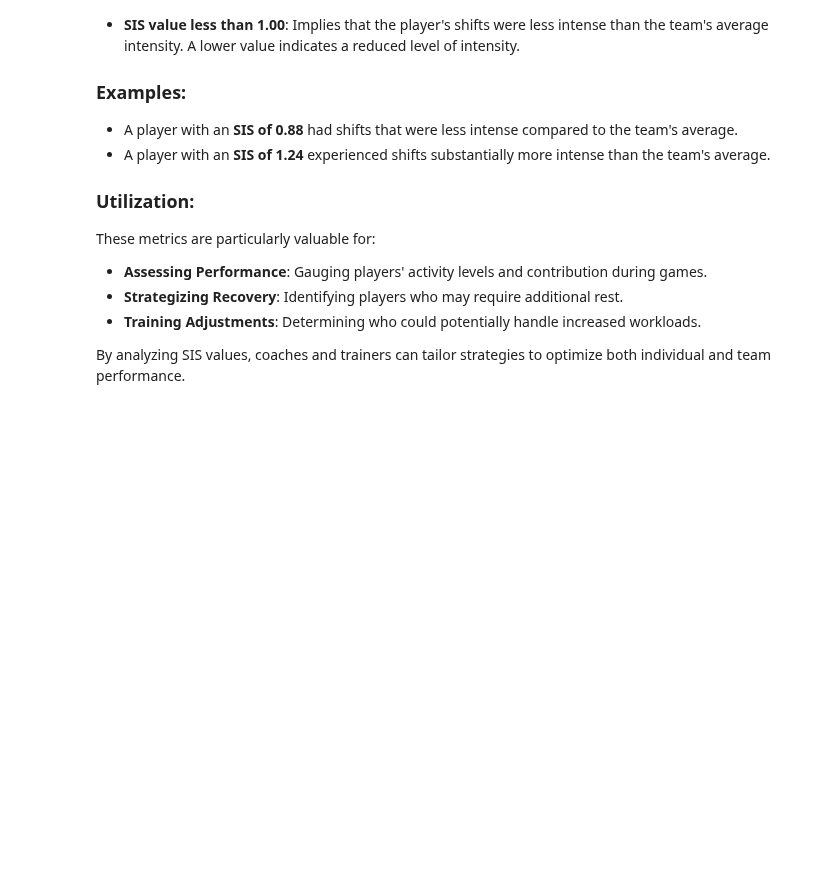
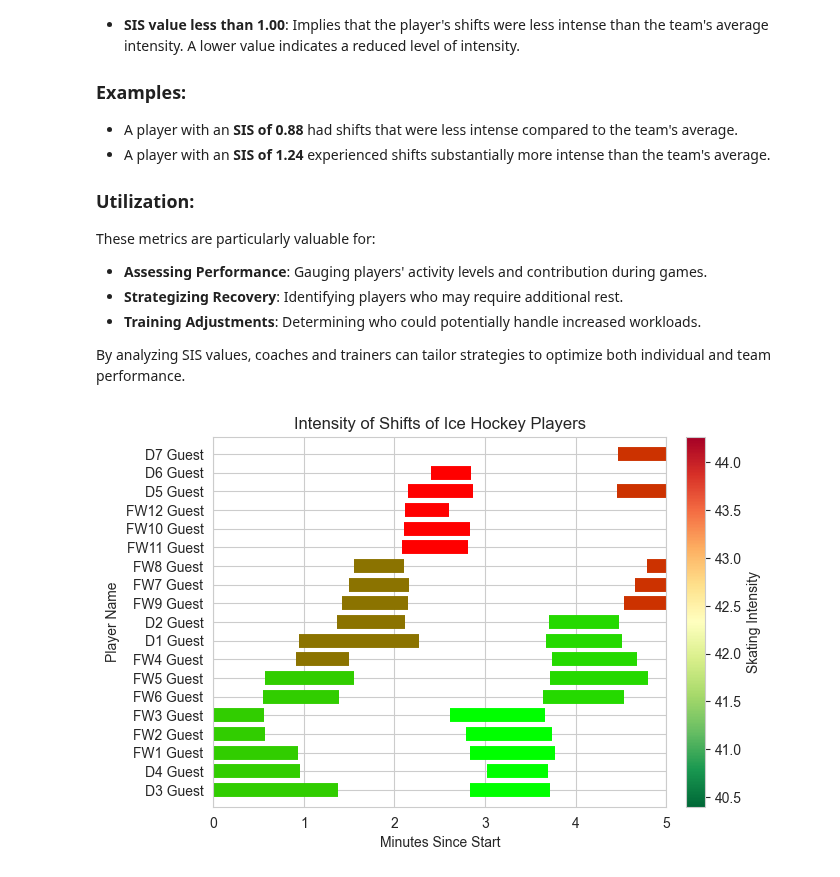
Before and after one commit to arnoldram/dataunionsihf, a Jupyter notebook: merge_v1.ipynb, the cells around one changed output. Drawn from its saved outputs; the diff is of its cells as text; code cells hidden in the pictures; blank space fills up the shorter version.

Commit message:
testing skallierbarer plot_shifts_with_intensity(df_filtered, df_avg_intensities, 5) funktioniert nicht und Joel sein Plot benutzt einen gekürzeten df (df_no_keepers)

```diff
--- a/merge_v1.ipynb
+++ b/merge_v1.ipynb
@@ -555,3 +569,92 @@ These metrics are particularly valuable for:
 - **Training Adjustments**: Determining who could potentially handle increased workloads.
 
 By analyzing SIS values, coaches and trainers can tailor strategies to optimize both individual and team performance.
+# %%
+import pandas as pd
+import matplotlib.pyplot as plt
+import matplotlib.colors as mcolors
+import matplotlib.cm as cm
+import numpy as np
+import datetime
+from sklearn.cluster import KMeans
+# Ensure utils.py or the equivalent is available and contains find_optimal_amount_of_shifts and add_sis_column functions
+
+def get_colour(intensity: float, min_intensity: float, max_intensity: float) -> str:
+    """
+    Creates a colour between green and red according to intensity, where green is less intense and red is more intense.
+
+    :param intensity: The absolute intensity value.
+    :param min_intensity: The minimum intensity value for normalization.
+    :param max_intensity: The maximum intensity value for normalization.
+    :return: A hex color string, linearly interpolated between green (less intense) and red (more intense).
+    """
+    normalized_intensity = (intensity - min_intensity) / (max_intensity - min_intensity)
+    green = int((1 - normalized_intensity) * 255)
+    red = int(normalized_intensity * 255)
+    return f"#{red:02x}{green:02x}00"
+
+def plot_shifts_with_intensity(df: pd.DataFrame, df_avg_intensities: pd.DataFrame, time_window: int):
+    """
+    Plots shifts of all players together with the intensity of all individual shifts,
+    including a color bar to represent the intensity scale from less intense (green) to more intense (red),
+    adjusted to match the specified time window on the x-axis.
+
+    :param df: DataFrame with shift data.
+    :param df_avg_intensities: DataFrame with average intensities for each shift.
+    :param time_window: How much time should be plotted? (in minutes)
+    :return: None
+    """
+    df['timestamp'] = pd.to_datetime(df['timestamp'])
+    start_time = df['timestamp'].min()
+    df['Time Since Start'] = (df['timestamp'] - start_time).dt.total_seconds() / 60
+
+    # Filter data to include only shifts within the specified time window
+    df_within_time_window = df[df['Time Since Start'] <= time_window]
+
+    # Update df_avg_intensities to only include relevant Shift_Labels
+    relevant_shift_labels = df_within_time_window['Shift_Label'].unique()
+    df_avg_intensities_filtered = df_avg_intensities[df_avg_intensities['Shift_Label'].isin(relevant_shift_labels)]
+
+    min_intensity = df_avg_intensities_filtered["Skating Intensity"].min()
+    max_intensity = df_avg_intensities_filtered["Skating Intensity"].max()
+
+    fig, ax = plt.subplots()
+    for i in df_within_time_window.index:
+        absolute_intensity = df_avg_intensities["Skating Intensity"][df["Shift_Label"][i]]
+        color = get_colour(absolute_intensity, min_intensity, max_intensity)
+        start_minute = df['Time Since Start'][i]
+        end_minute = start_minute + df['time'][i].total_seconds() / 60
+
+        ax.plot([start_minute, end_minute],
+                [df['Name'][i], df['Name'][i]],
+                linewidth=10,
+                color=color,
+                solid_capstyle="butt")
+
+    plt.xlabel("Minutes Since Start")
+    plt.ylabel("Player Name")
+    plt.title("Intensity of Shifts of Ice Hockey Players")
+    plt.xlim(0, time_window)
+
+    norm = mcolors.Normalize(vmin=min_intensity, vmax=max_intensity)
+    sm = cm.ScalarMappable(norm=norm, cmap=cm.RdYlGn_r)
+    sm.set_array([])
+    cbar = plt.colorbar(sm, ax=ax, orientation='vertical', fraction=0.046, pad=0.04)
+    cbar.set_label('Skating Intensity')
+
+    plt.show()
+
+# Calculate SIS and add it to the DataFrame (make sure the function 'add_sis_column' is defined or imported)
+df_filtered = add_sis_column(df)  # This step assumes the function is correctly defined elsewhere
+
+# Prepare data for visualization
+df_avg_intensities = df_filtered.groupby('Shift_Label')['Skating Intensity'].mean().reset_index()
+
+# Assuming 'Timestamp (ms)' and 'Duration (s)' are columns in df_filtered for timestamp and duration
+df_filtered['timestamp'] = pd.to_datetime(df_filtered['Timestamp (ms)'], unit='ms')
+df_filtered['time'] = pd.to_timedelta(df_filtered['Duration (s)'], unit='s')
+
+# Apply the visualization function
+plot_shifts_with_intensity(df_filtered, df_avg_intensities, 5)  # Adjust the time window as needed
+# %% [output]
+[figure, added]
```
Also changed, not shown: parts of 7 cells of this notebook.
